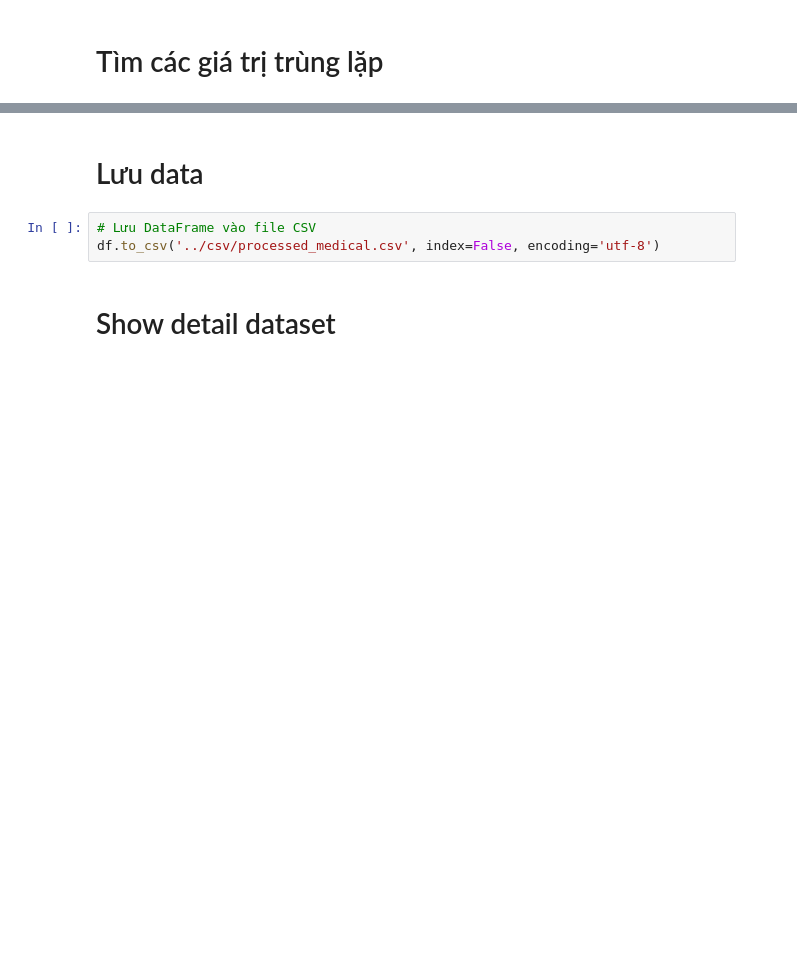
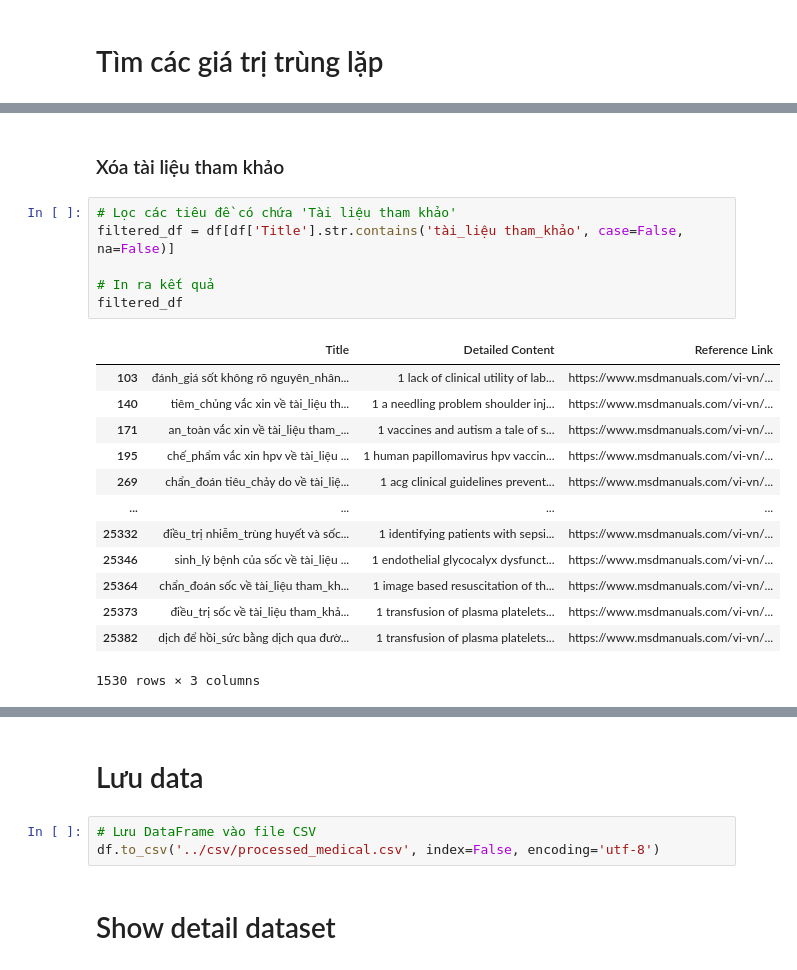
Before and after one commit to TRAN-VAN-LUAN/ChatBox_Transformer, a Jupyter notebook: data/preprocesing/Preprocessing.ipynb, the cells around one changed output, grey strips where cells are left out. Drawn from its saved outputs; the diff is of its cells as text; blank space fills up the shorter version.

```diff
--- a/data/preprocesing/Preprocessing.ipynb
+++ b/data/preprocesing/Preprocessing.ipynb
@@ -91,0 +121,22 @@ Các hàng trùng lặp:
+# %% [markdown]
+### Xóa tài liệu tham khảo
+# %%
+# Lọc các tiêu đề có chứa 'Tài liệu tham khảo'
+filtered_df = df[df['Title'].str.contains('tài_liệu tham_khảo', case=False, na=False)]
+
+# In ra kết quả
+filtered_df
+# %% [output]
+|  | Title | Detailed Content | Reference Link |
+| 103 | đánh_giá sốt không rõ nguyên_nhân... | 1 lack of clinical utility of lab... | https://www.msdmanuals.com/vi-vn/... |
+| 140 | tiêm_chủng vắc xin về tài_liệu th... | 1 a needling problem shoulder inj... | https://www.msdmanuals.com/vi-vn/... |
+| 171 | an_toàn vắc xin về tài_liệu tham_... | 1 vaccines and autism a tale of s... | https://www.msdmanuals.com/vi-vn/... |
+| 195 | chế_phẩm vắc xin hpv về tài_liệu ... | 1 human papillomavirus hpv vaccin... | https://www.msdmanuals.com/vi-vn/... |
+| 269 | chẩn_đoán tiêu_chảy do về tài_liệ... | 1 acg clinical guidelines prevent... | https://www.msdmanuals.com/vi-vn/... |
+| ... | ... | ... | ... |
+| 25332 | điều_trị nhiễm_trùng huyết và sốc... | 1 identifying patients with sepsi... | https://www.msdmanuals.com/vi-vn/... |
+| 25346 | sinh_lý bệnh của sốc về tài_liệu ... | 1 endothelial glycocalyx dysfunct... | https://www.msdmanuals.com/vi-vn/... |
+| 25364 | chẩn_đoán sốc về tài_liệu tham_kh... | 1 image based resuscitation of th... | https://www.msdmanuals.com/vi-vn/... |
+| 25373 | điều_trị sốc về tài_liệu tham_khả... | 1 transfusion of plasma platelets... | https://www.msdmanuals.com/vi-vn/... |
+| 25382 | dịch để hồi_sức bằng dịch qua đườ... | 1 transfusion of plasma platelets... | https://www.msdmanuals.com/vi-vn/... |
+1530 rows × 3 columns
```
Also changed, not shown: parts of 26 cells of this notebook, 10 other files.
